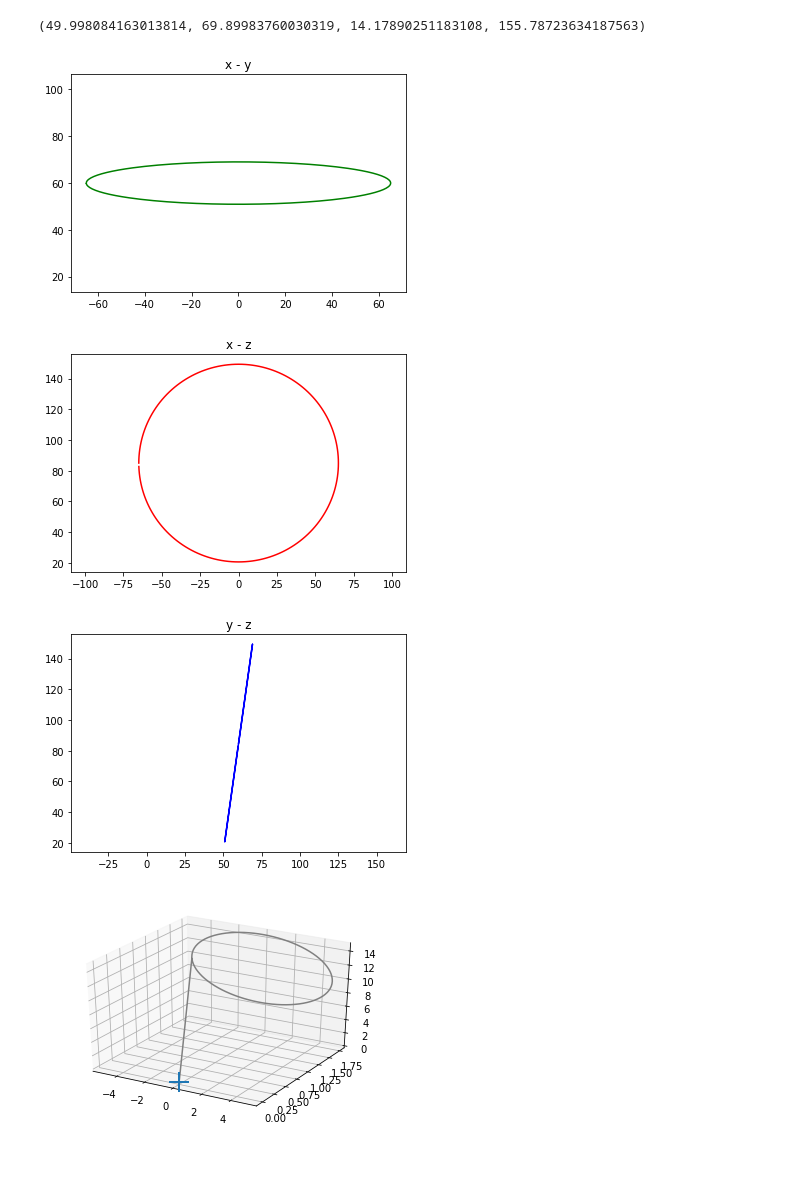
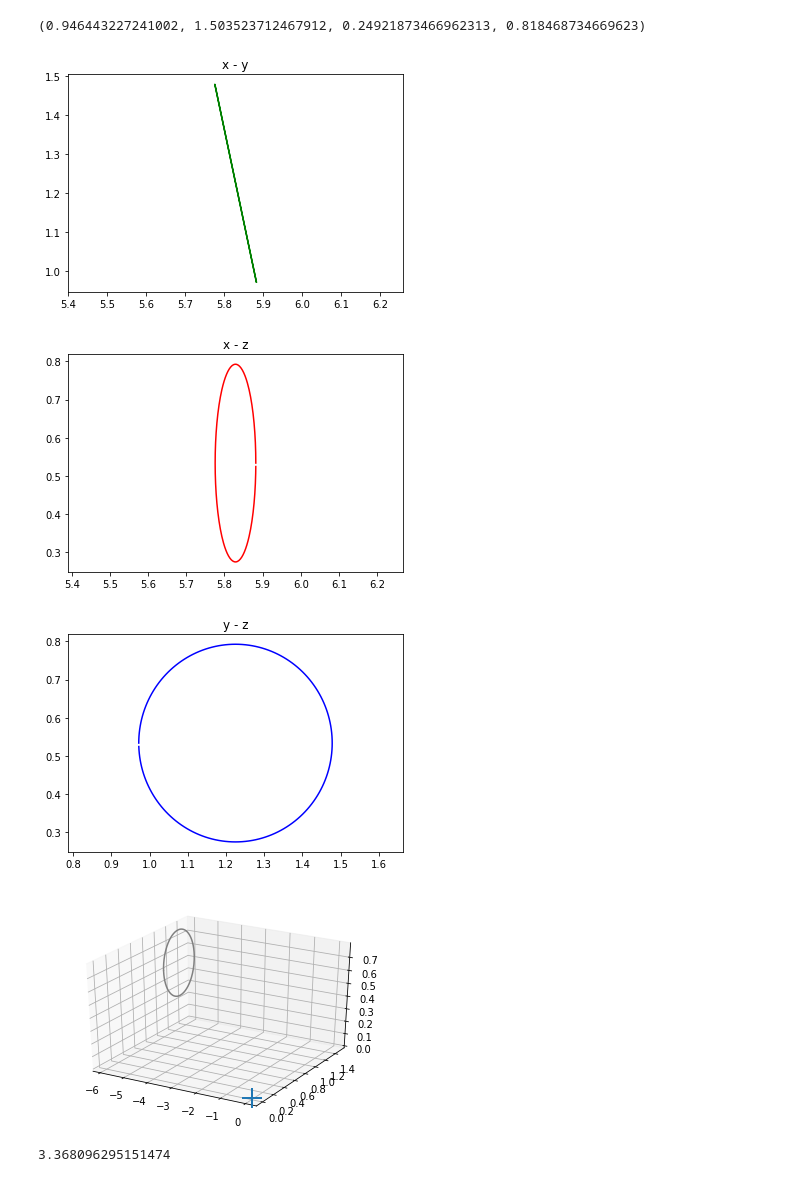
Before and after one commit to skghiasi/LEC_WIND, a Jupyter notebook: VisualizePosition.ipynb, the cells around one changed output. Cells and saved outputs as stored; diff of their text form; code cells hidden in the pictures.

```diff
--- a/VisualizePosition.ipynb
+++ b/VisualizePosition.ipynb
@@ -20,6 +20,10 @@ def sin_deg( sin ):
 def cos_deg( cos ):
     cos_in_degree = math.radians(cos)
     return math.cos(cos_in_degree)
+
+def atan_deg(atan):
+    atan_rad = math.atan(atan)
+    return math.degrees(atan_rad)
 
 def vec_add (vec1 , vec2):
     a0 = vec1[0] + vec2[0]
@@ -51,49 +55,52 @@ resz = np.array([])
 
 #A = -80.4493
 #B = 5.2082
-A = 0
-B = 54.8
+A = -78.1314
+B = 5.1217
 
-t = 8
+rpm = 12
+omega = 6 * rpm
+
+t = 0
 yaw = 0
 #theta = 0
-r = 65
-distance_to_nose = 104
+r = 0.345 * 0.75
+distance_to_nose = 5.98
 #in order to be consistent with tracking code
 A = -A
 #############################################
 #CALCULATING NOSE VECTORS
 
 x_nose = distance_to_nose * cos_deg(B) * sin_deg(-A)
 y_nose = distance_to_nose * cos_deg(B) * cos_deg(-A)
 z_nose = distance_to_nose * sin_deg(B)
 
 #############################################
 for theta in range(0,360,2):
     resx = np.append(resx , [x_nose + r * cos_deg(theta)*cos_deg(180+yaw+A) + r * sin_deg(theta)*cos_deg(90-t)*cos_deg(90-A+yaw)])
     resy = np.append(resy , [y_nose + r * cos_deg(theta)*sin_deg(180+yaw+A) + r * sin_deg(theta)*cos_deg(90-t)*sin_deg(90-A+yaw)])
     resz = np.append(resz , [z_nose + r*sin_deg(theta)*sin_deg(90-t)])
 
 
-
+#resx = -resx
 #ax.plot3D(resx, resy, resz, 'gray')
 
 plt.plot(resx,resy,'green') # x - y
 plt.title('x - y')
 plt.axis('equal')
 plt.figure()
 plt.plot(resx,resz , 'red') # x - z
 plt.title('x - z')
 plt.axis('equal')
 plt.figure()
 plt.plot(resy,resz , 'blue')# y - z
 plt.title('y - z')
 plt.axis('equal')
 # %% [output]
-(49.998084163013814, 69.89983760030319, 14.17890251183108, 155.78723634187563)
+(0.946443227241002, 1.503523712467912, 0.24921873466962313, 0.818468734669623)
-[figure, old version]
+[figure, new version]
-[figure, old version]
+[figure, new version]
-[figure, old version]
+[figure, new version]
 # %%
 ax = plt.axes(projection='3d')
 
@@ -104,4 +111,18 @@ ax.plot3D([0], [0], [0], '+', mew=2, ms=20)
 
 plt.show()
 # %% [output]
-[figure, old version]
+[figure, new version]
+# %%
+x = x_nose - r * cos_deg(theta) * cos_deg(yaw + A) + r * sin_deg(theta) * sin_deg(t) * sin_deg(A - yaw)
+y = y_nose - r * cos_deg(theta) * sin_deg(yaw + A) + r * sin_deg(theta) * sin_deg(t) * cos_deg(A - yaw)
+z = z_nose + r * sin_deg(theta) * cos_deg(t)
+
+xdot = r * omega * (sin_deg(theta)*cos_deg(yaw + A) + cos_deg(theta)*sin_deg(t)*sin_deg(A-yaw))
+ydot = r * omega * (sin_deg(theta)*sin_deg(yaw + A) + cos_deg(theta)*sin_deg(t)*cos_deg(A-yaw))
+zdot = r * omega * cos_deg(theta) * cos_deg(t)
+
+b = atan_deg ( z / math.sqrt(x**2 + y**2))
+
+bdot = (2*z*zdot*(x**2 + y**2) - z**2 * (2*x*xdot + 2*y*ydot))/((x**2 ))
+# %% [output]
+3.368096295151474
```
Also changed, not shown: parts of 1 cell of this notebook.
